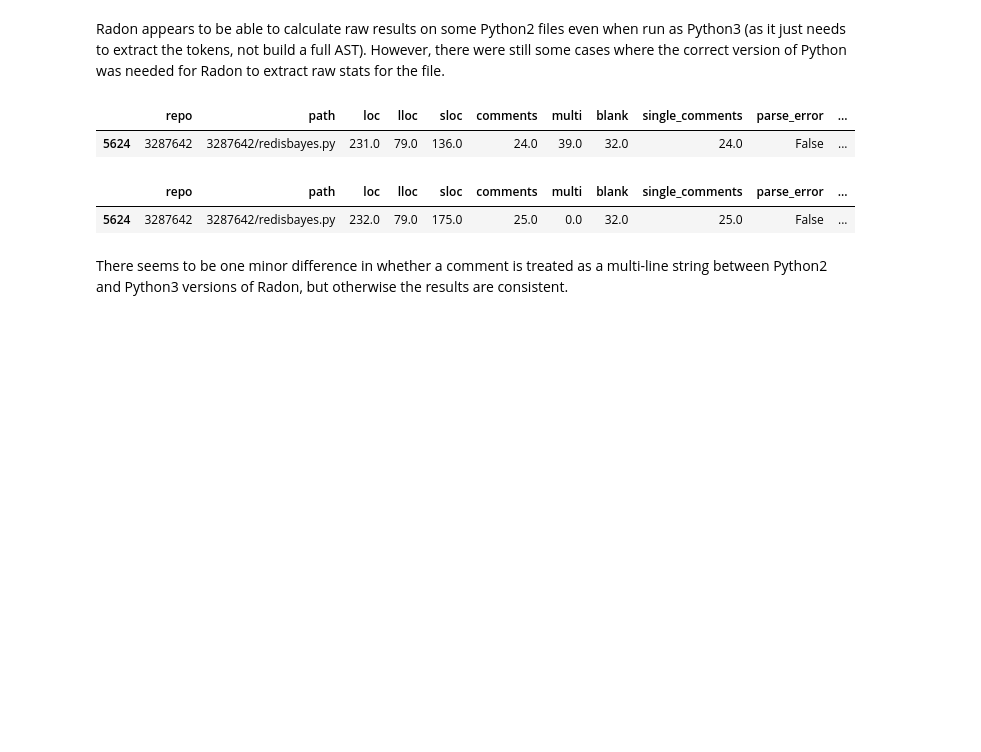
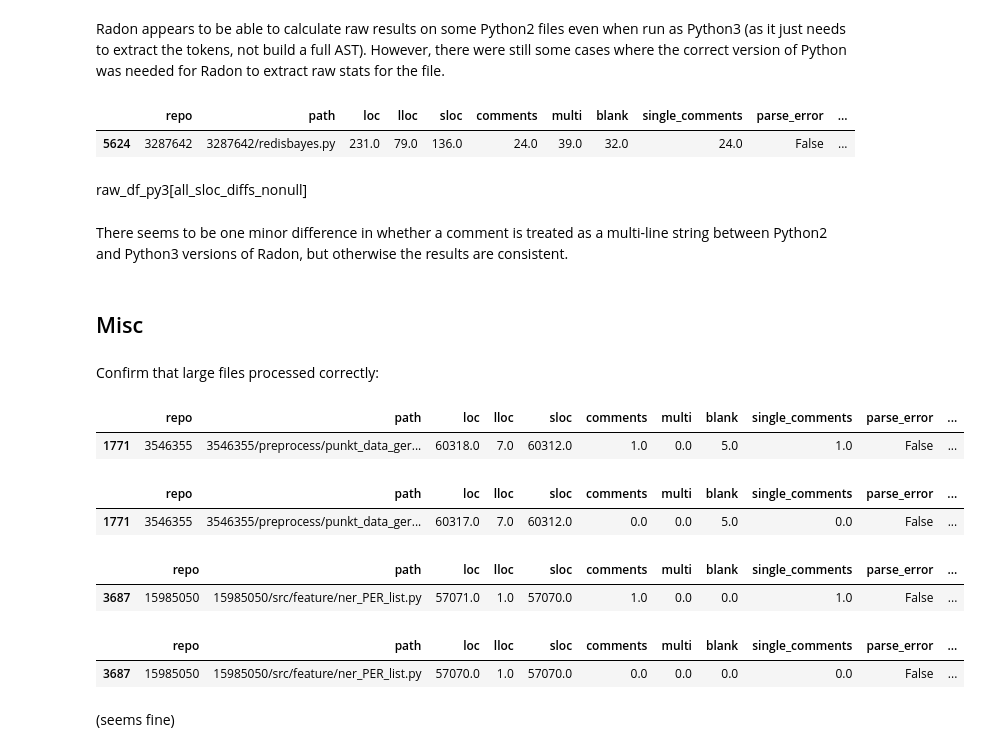
Before and after one commit to a2i2/mining-data-science-repositories, a Jupyter notebook: notebooks/analyse_loc.ipynb, the cells around one changed output. Cells and saved outputs as stored; diff of their text form; code cells hidden in the pictures; blank space fills up the shorter version.

```diff
--- a/notebooks/analyse_loc.ipynb
+++ b/notebooks/analyse_loc.ipynb
@@ -153,10 +153,33 @@ raw_df_py2[all_sloc_diffs_nonull]
 # %% [output]
 |  | repo | path | loc | lloc | sloc | comments | multi | blank | single_comments | parse_error | ... |
 | 5624 | 3287642 | 3287642/redisbayes.py | 231.0 | 79.0 | 136.0 | 24.0 | 39.0 | 32.0 | 24.0 | False | ... |
-# %%
-raw_df_py3[all_sloc_diffs_nonull]
-# %% [output]
-|  | repo | path | loc | lloc | sloc | comments | multi | blank | single_comments | parse_error | ... |
-| 5624 | 3287642 | 3287642/redisbayes.py | 232.0 | 79.0 | 175.0 | 25.0 | 0.0 | 32.0 | 25.0 | False | ... |
+# %% [markdown]
+raw_df_py3[all_sloc_diffs_nonull]
 # %% [markdown]
 There seems to be one minor difference in whether a comment is treated as a multi-line string between Python2 and Python3 versions of Radon, but otherwise the results are consistent.
+# %% [markdown]
+## Misc
+# %% [markdown]
+Confirm that large files processed correctly:
+# %%
+raw_df_py3[raw_df_py3["path"] == "3546355/preprocess/punkt_data_german.py"]
+# %% [output]
+|  | repo | path | loc | lloc | sloc | comments | multi | blank | single_comments | parse_error | ... |
+| 1771 | 3546355 | 3546355/preprocess/punkt_data_ger... | 60318.0 | 7.0 | 60312.0 | 1.0 | 0.0 | 5.0 | 1.0 | False | ... |
+# %%
+raw_df_py2[raw_df_py2["path"] == "3546355/preprocess/punkt_data_german.py"]
+# %% [output]
+|  | repo | path | loc | lloc | sloc | comments | multi | blank | single_comments | parse_error | ... |
+| 1771 | 3546355 | 3546355/preprocess/punkt_data_ger... | 60317.0 | 7.0 | 60312.0 | 0.0 | 0.0 | 5.0 | 0.0 | False | ... |
+# %%
+raw_df_py3[raw_df_py3["path"] == "15985050/src/feature/ner_PER_list.py"]
+# %% [output]
+|  | repo | path | loc | lloc | sloc | comments | multi | blank | single_comments | parse_error | ... |
+| 3687 | 15985050 | 15985050/src/feature/ner_PER_list.py | 57071.0 | 1.0 | 57070.0 | 1.0 | 0.0 | 0.0 | 1.0 | False | ... |
+# %%
+raw_df_py2[raw_df_py2["path"] == "15985050/src/feature/ner_PER_list.py"]
+# %% [output]
+|  | repo | path | loc | lloc | sloc | comments | multi | blank | single_comments | parse_error | ... |
+| 3687 | 15985050 | 15985050/src/feature/ner_PER_list.py | 57070.0 | 1.0 | 57070.0 | 0.0 | 0.0 | 0.0 | 0.0 | False | ... |
+# %% [markdown]
+(seems fine)
```
Also changed, not shown: parts of 1 cell of this notebook, 3 other files.
